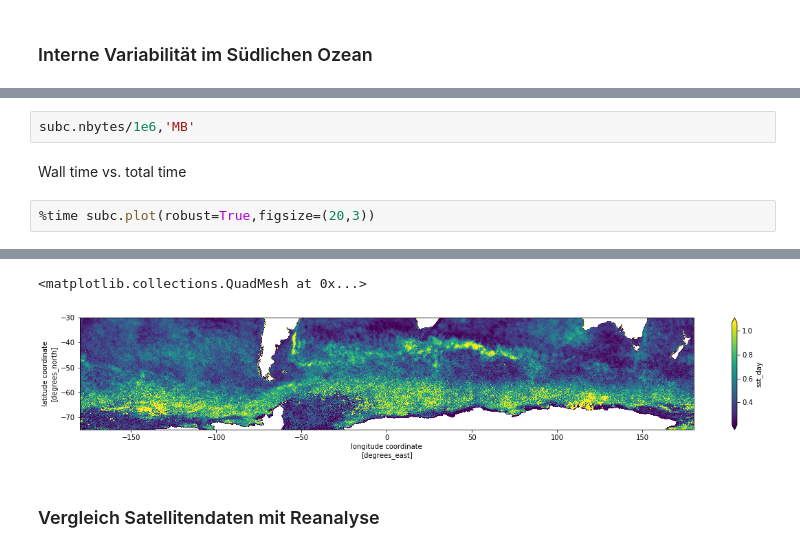
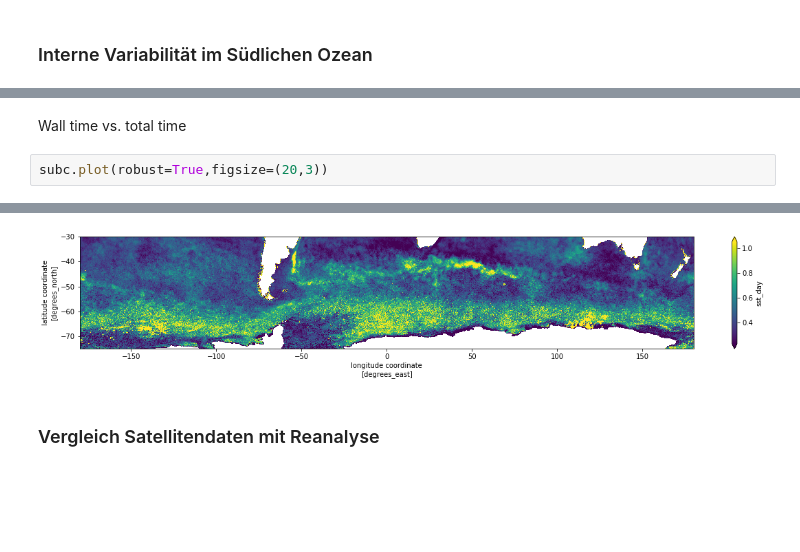
Before and after one commit to aaronspring/xarray_dask_talk_unihh, a Jupyter notebook: notebook/xarray_dask.ipynb, the cells around one changed output, grey strips where cells are left out. Saved outputs shown, nothing was run; the diff lists cells and outputs as text; blank space fills up the shorter version.

```diff
--- a/notebook/xarray_dask.ipynb
+++ b/notebook/xarray_dask.ipynb
@@ -621,7 +634,5 @@ Wall time: 12.4 s
-# %%
-subc.nbytes/1e6,'MB'
 # %% [markdown]
 Wall time vs. total time
 # %%
-%time subc.plot(robust=True,figsize=(20,3))
+subc.plot(robust=True,figsize=(20,3))
 # %% [output]
@@ -630,4 +640,3 @@ Wall time: 915 ms
-<matplotlib.collections.QuadMesh at 0x...>
-[figure, old version]
+[figure, new version]
 # %% [markdown]
 ### Vergleich Satellitendaten mit Reanalyse
```
Also changed, not shown: parts of 58 cells of this notebook, 1 other file.
